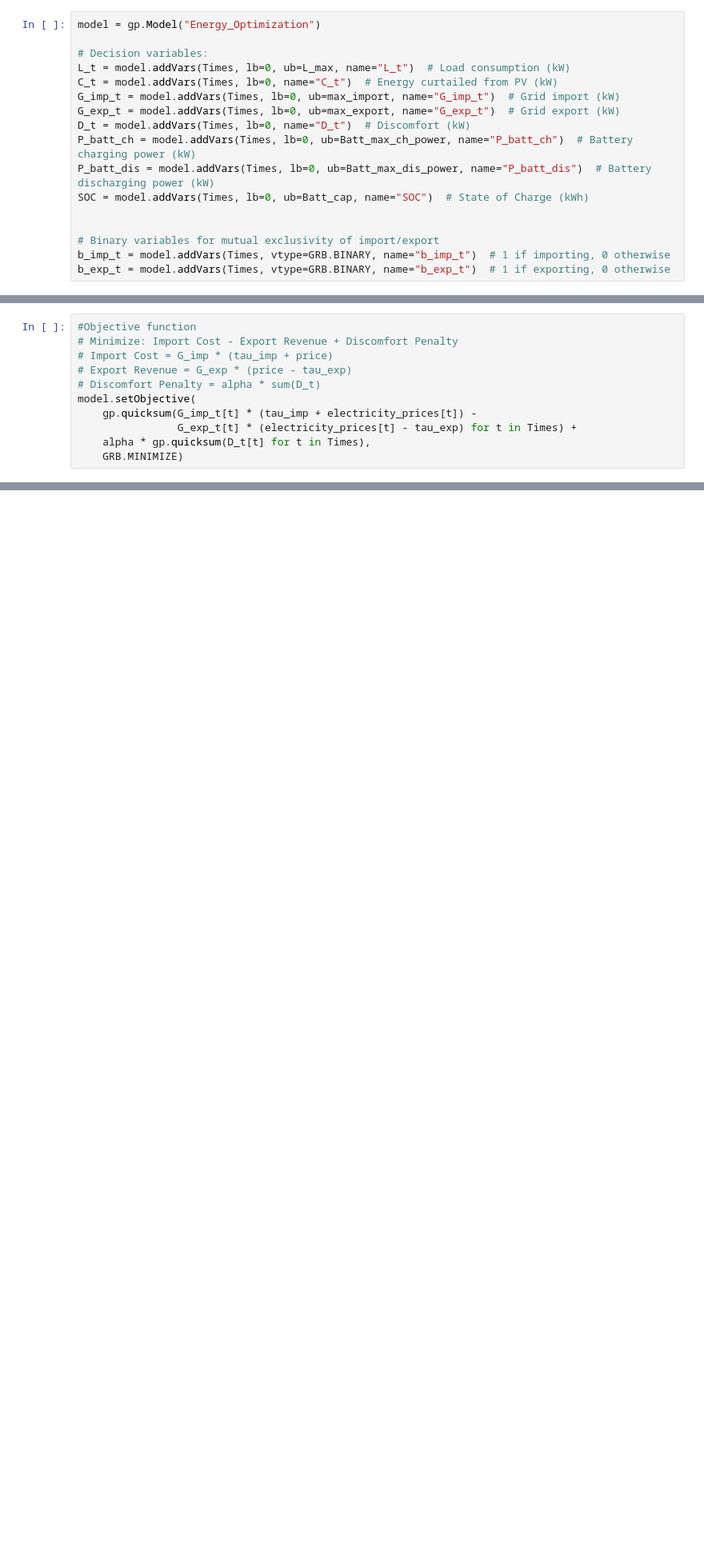
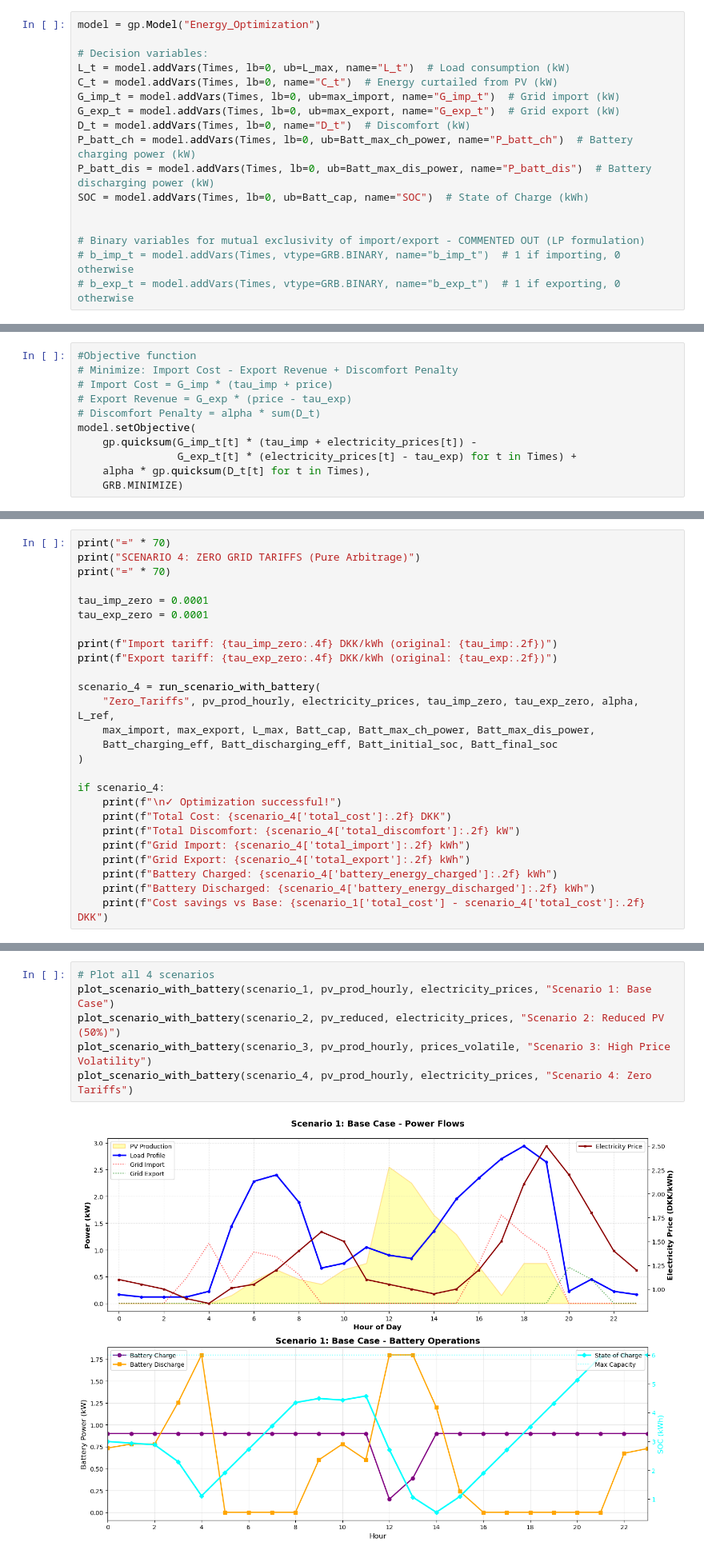
Before and after one commit to Robert7055/Optimization-assignment-1, a Jupyter notebook: Part 1.C_new.ipynb, the cells around one changed output, grey strips where cells are left out. Shown at 80% size. Saved outputs shown, nothing was run; the diff lists cells and outputs as text; blank space fills up the shorter version.

```diff
--- a/Part 1.C_new.ipynb
+++ b/Part 1.C_new.ipynb
@@ -75,6 +75,6 @@ P_batt_dis = model.addVars(Times, lb=0, ub=Batt_max_dis_power, name="P_batt_dis"
 SOC = model.addVars(Times, lb=0, ub=Batt_cap, name="SOC")  # State of Charge (kWh)
 
 
-# Binary variables for mutual exclusivity of import/export
-b_imp_t = model.addVars(Times, vtype=GRB.BINARY, name="b_imp_t")  # 1 if importing, 0 otherwise
-b_exp_t = model.addVars(Times, vtype=GRB.BINARY, name="b_exp_t")  # 1 if exporting, 0 otherwise
+# Binary variables for mutual exclusivity of import/export - COMMENTED OUT (LP formulation)
+# b_imp_t = model.addVars(Times, vtype=GRB.BINARY, name="b_imp_t")  # 1 if importing, 0 otherwise
+# b_exp_t = model.addVars(Times, vtype=GRB.BINARY, name="b_exp_t")  # 1 if exporting, 0 otherwise
@@ -197,0 +435,26 @@ Hour | Load (kW) | Curtailment (kW) | Grid Import (kW) | Grid Export (kW) | PV P
+# %%
+print("=" * 70)
+print("SCENARIO 4: ZERO GRID TARIFFS (Pure Arbitrage)")
+print("=" * 70)
+
+tau_imp_zero = 0.0001
+tau_exp_zero = 0.0001
+
+print(f"Import tariff: {tau_imp_zero:.4f} DKK/kWh (original: {tau_imp:.2f})")
+print(f"Export tariff: {tau_exp_zero:.4f} DKK/kWh (original: {tau_exp:.2f})")
+
+scenario_4 = run_scenario_with_battery(
+    "Zero_Tariffs", pv_prod_hourly, electricity_prices, tau_imp_zero, tau_exp_zero, alpha, L_ref,
+    max_import, max_export, L_max, Batt_cap, Batt_max_ch_power, Batt_max_dis_power,
+    Batt_charging_eff, Batt_discharging_eff, Batt_initial_soc, Batt_final_soc
+)
+
+if scenario_4:
+    print(f"\n✓ Optimization successful!")
+    print(f"Total Cost: {scenario_4['total_cost']:.2f} DKK")
+    print(f"Total Discomfort: {scenario_4['total_discomfort']:.2f} kW")
+    print(f"Grid Import: {scenario_4['total_import']:.2f} kWh")
+    print(f"Grid Export: {scenario_4['total_export']:.2f} kWh")
+    print(f"Battery Charged: {scenario_4['battery_energy_charged']:.2f} kWh")
+    print(f"Battery Discharged: {scenario_4['battery_energy_discharged']:.2f} kWh")
+    print(f"Cost savings vs Base: {scenario_1['total_cost'] - scenario_4['total_cost']:.2f} DKK")
@@ -197,0 +568,8 @@ Hour | Load (kW) | Curtailment (kW) | Grid Import (kW) | Grid Export (kW) | PV P
+# %%
+# Plot all 4 scenarios
+plot_scenario_with_battery(scenario_1, pv_prod_hourly, electricity_prices, "Scenario 1: Base Case")
+plot_scenario_with_battery(scenario_2, pv_reduced, electricity_prices, "Scenario 2: Reduced PV (50%)")
+plot_scenario_with_battery(scenario_3, pv_prod_hourly, prices_volatile, "Scenario 3: High Price Volatility")
+plot_scenario_with_battery(scenario_4, pv_prod_hourly, electricity_prices, "Scenario 4: Zero Tariffs")
+# %% [output]
+[figure, added]
```
Also changed, not shown: parts of 26 cells of this notebook, 1 other file.
